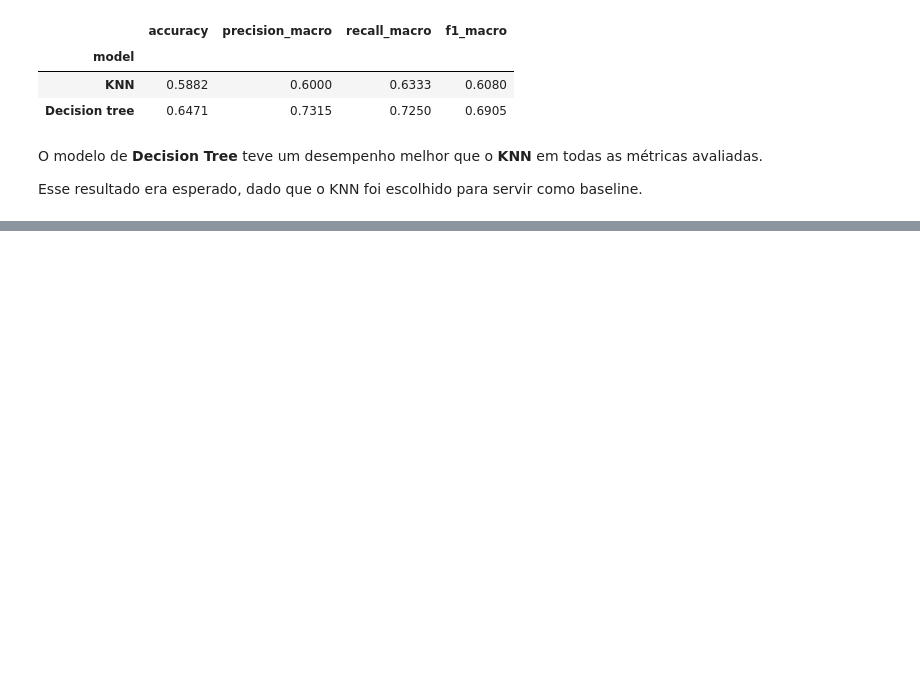
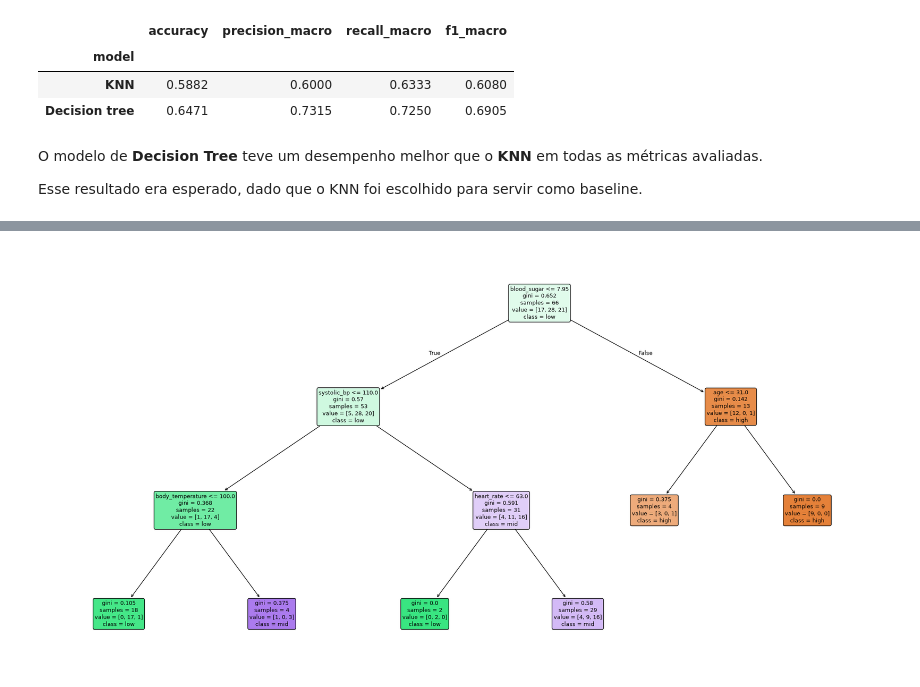
Before and after one commit to gabdumal/data_mining, a Jupyter notebook: assignment_5/main.ipynb, the cells around one changed output, grey strips where cells are left out. Saved outputs shown, nothing was run; the diff lists cells and outputs as text; code cells hidden in the pictures; blank space fills up the shorter version.

```diff
--- a/assignment_5/main.ipynb
+++ b/assignment_5/main.ipynb
@@ -357,3 +364,22 @@ Desempenho dos modelos no conjunto de teste
 O modelo de **Decision Tree** teve um desempenho melhor que o **KNN** em todas as métricas avaliadas.
 
 Esse resultado era esperado, dado que o KNN foi escolhido para servir como baseline.
+# %%
+decision_tree = decision_tree_best_model.named_steps["classifier"]
+
+feature_importances = pd.DataFrame(
+    {
+        "feature": t_numerical_columns,
+        "importance": decision_tree.feature_importances_,
+    }
+)
+
+feature_importances = feature_importances.sort_values(
+    "importance",
+    ascending=False,
+).reset_index(drop=True)
+
+feature_importance_table(
+    decision_tree_best_model,
+    feature_names=t_numerical_columns,
+)
@@ -359,0 +407,14 @@ Esse resultado era esperado, dado que o KNN foi escolhido para servir como basel
+# %%
+# from sklearn.tree import export_text
+# tree_rules = export_text(
+#     decision_tree,
+#     feature_names=t_numerical_columns,
+# )
+# print(tree_rules)
+
+plot_decision_tree(
+    decision_tree,
+    numerical_columns=t_numerical_columns,
+)
+# %% [output]
+[figure, added]
```
Also changed, not shown: parts of 5 cells of this notebook, 2 other files.
